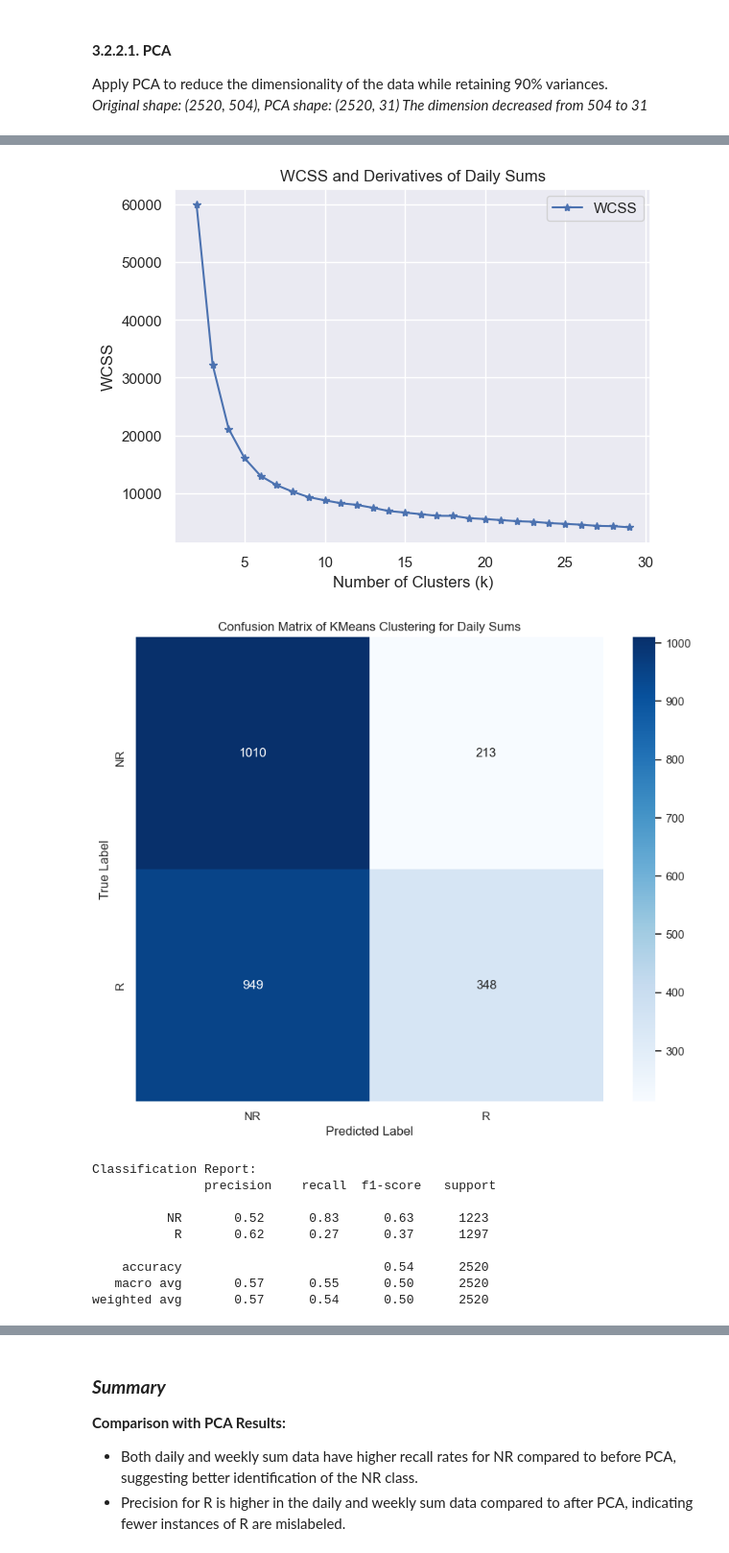
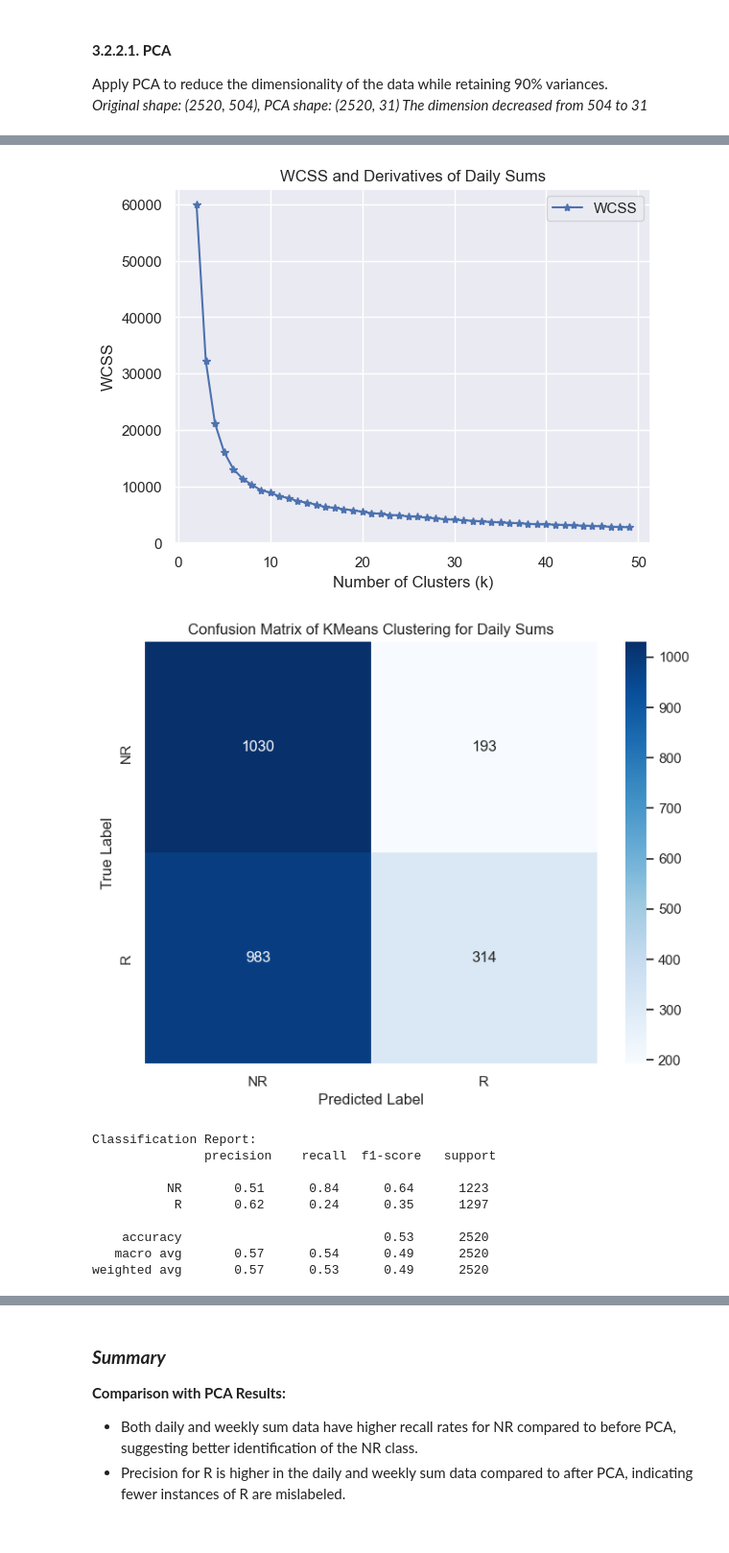
Before and after one commit to MengqiLI0907/Advanced-Spatial-Analysis, a Jupyter notebook: Assignment1.ipynb, the cells around one changed output, grey strips where cells are left out. Shown at 96% size. Cells and saved outputs as stored; diff of their text form; code cells hidden in the pictures.

```diff
--- a/Assignment1.ipynb
+++ b/Assignment1.ipynb
@@ -290,7 +329,7 @@ print("check the original_data",original_data.shape)
 check the original_data (2520, 504)
 # %%
 # List of k values
-k_values = range(2, 30)
+k_values = range(2, 50)
 
 # List of withinss values
 withinss_values = []
@@ -316,6 +357,6 @@ plt.show()
 # %%
 # Fit the KMeans model
-best_original_k = 15
+best_original_k = 12
 kmeans = KMeans(n_clusters=best_original_k, random_state=42)
 kmeans.fit(original_data)
 
@@ -342,7 +383,7 @@ conf_matrix = confusion_matrix(data['label'], mapped_predicted_labels)
 class_report = classification_report(data['label'], mapped_predicted_labels)
 
 # Plot the confusion matrix
-plt.figure(figsize=(6, 6))
+plt.figure(figsize=(8, 6))
 sns.heatmap(conf_matrix, annot=True, fmt='d', cmap='Blues',
             xticklabels=np.unique(data['label']),
             yticklabels=np.unique(data['label']))
@@ -416,5 +457,5 @@ Original shape: (2520, 504), PCA shape: (2520, 31)
 # %%
-best_pca_k = 10
+best_pca_k = 18
 # Now, apply k-means clustering on the PCA-reduced data
 kmeans_pca = KMeans(n_clusters= best_pca_k, random_state=42)
 kmeans_pca.fit(X_pca)
@@ -439,7 +480,7 @@ mapped_predicted_labels = [label_mapping_pca.get(label, 'Unknown') for label in
 conf_matrix = confusion_matrix(data['label'], mapped_predicted_labels)
 class_report = classification_report(data['label'], mapped_predicted_labels)
 # Plot the confusion matrix
-plt.figure(figsize=(10, 8))
+plt.figure(figsize=(8, 6))
 sns.heatmap(conf_matrix, annot=True, fmt='d', cmap='Blues',
             xticklabels=np.unique(data['label']),
             yticklabels=np.unique(data['label']))
@@ -491,6 +521,6 @@ weekly_data = data[['sum_user', 'sum_tweet', 'sum_entropy']]
 # %%
 # List of k values
-k_values = range(2, 30)
+k_values = range(2, 50)
 
 # List of withinss values
 withinss_values = []
@@ -519,10 +549,11 @@ plt.title('WCSS and Derivatives of Daily Sums')
 plt.legend()
 plt.show()
 # %% [output]
-[figure, old version]
+[figure, new version]
 # %%
 # Fit the KMeans model
-kmeans = KMeans(n_clusters=15, random_state=42)
+best_daily_k = 10
+kmeans = KMeans(n_clusters=best_daily_k, random_state=42)
 kmeans.fit(daily_data)
 
 # Predict the cluster labels
@@ -532,41 +563,41 @@ predicted_labels = kmeans.predict(daily_data)
 label_mapping = {}
 for cluster_id in set(predicted_labels):
     # Indices of rows in this cluster
     cluster_indices = predicted_labels == cluster_id
     # True labels of rows in this cluster
     real_labels = data.loc[cluster_indices, 'label']
     # Most common true label in this cluster
     most_common_label = mode(real_labels).mode[0]
     # Map cluster ID to the most common true label
     label_mapping[cluster_id] = most_common_label
 
 # Apply the mapping
 mapped_predicted_labels = pd.Series(predicted_labels).map(label_mapping)
 
 # Compute the confusion matrix
 conf_matrix = confusion_matrix(data['label'], mapped_predicted_labels)
 class_report = classification_report(data['label'], mapped_predicted_labels)
 
 # Plot the confusion matrix
-plt.figure(figsize=(10, 8))
+plt.figure(figsize=(8, 6))
 sns.heatmap(conf_matrix, annot=True, fmt='d', cmap='Blues',
             xticklabels=np.unique(data['label']),
             yticklabels=np.unique(data['label']))
 plt.xlabel('Predicted Label')
 plt.ylabel('True Label')
 plt.title('Confusion Matrix of KMeans Clustering for Daily Sums')
 plt.show()
 
 # Print the classification report
 print("Classification Report:\n", class_report)
 # %% [output]
-[figure, old version]
+[figure, new version]
 Classification Report:
                precision    recall  f1-score   support
 
-          NR       0.52      0.83      0.63      1223
-           R       0.62      0.27      0.37      1297
+          NR       0.51      0.84      0.64      1223
+           R       0.62      0.24      0.35      1297
 
-    accuracy                           0.54      2520
-   macro avg       0.57      0.55      0.50      2520
-weighted avg       0.57      0.54      0.50      2520
+    accuracy                           0.53      2520
+   macro avg       0.57      0.54      0.49      2520
+weighted avg       0.57      0.53      0.49      2520
```
Also changed, not shown: parts of 37 cells of this notebook, 3 other files.
